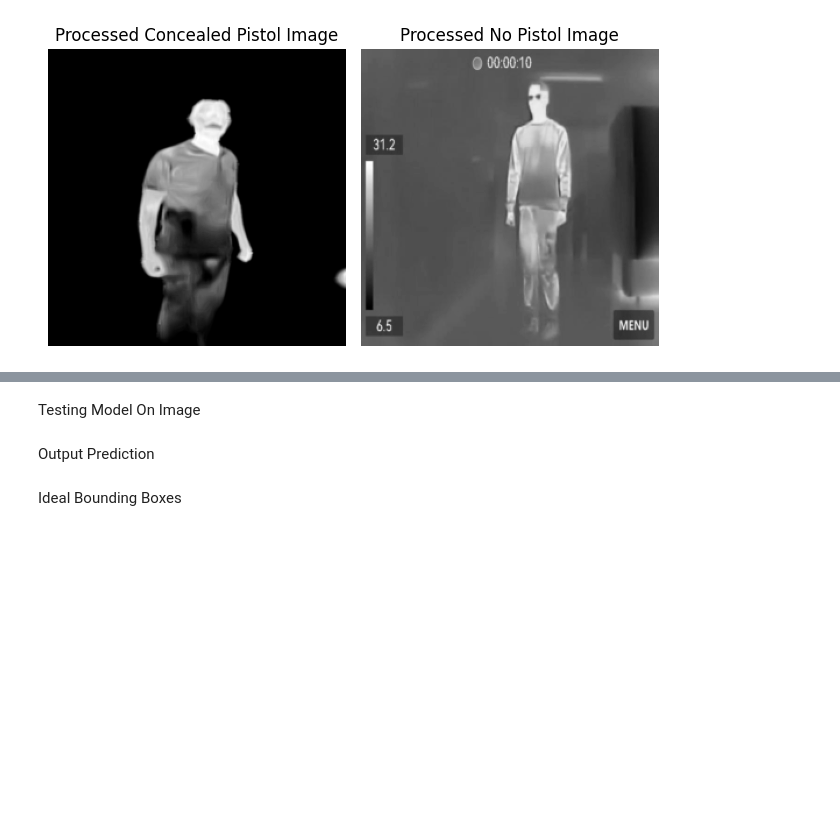
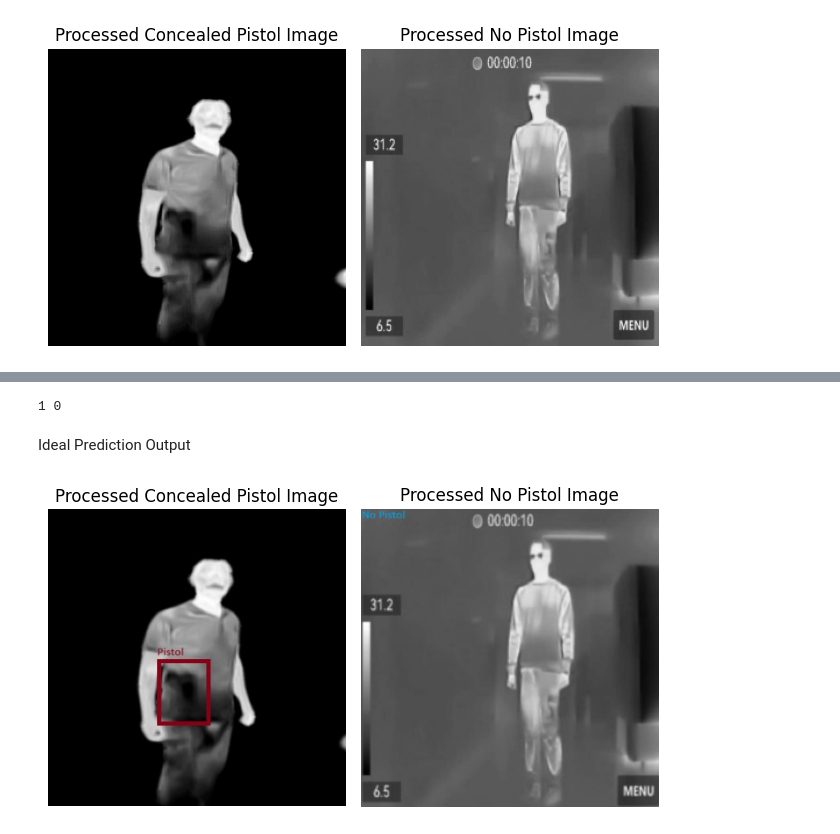
Before and after one commit to NikolaTunguz/Team-02-Capstone-Project, a Jupyter notebook: Models/demo/thermal_pistol_demo.ipynb, the cells around one changed output, grey strips where cells are left out. Saved outputs shown, nothing was run; the diff lists cells and outputs as text; code cells hidden in the pictures; blank space fills up the shorter version.

Commit message:
Updating thermal pistol demo

```diff
--- a/Models/demo/thermal_pistol_demo.ipynb
+++ b/Models/demo/thermal_pistol_demo.ipynb
@@ -89,6 +94,36 @@ Loading Model
-# %% [markdown]
-Testing Model On Image
-# %% [markdown]
-Output Prediction
-# %% [markdown]
-Ideal Bounding Boxes
+# %%
+model_interface = thermal_model_interface.ThermalInterface()
+
+prediction1 = model_interface.detect_pistol(pistol_path)
+prediction2 = model_interface.detect_pistol(no_pistol_path)
+
+print(prediction1, prediction2)
+# %% [output]
+1 0
+# %% [markdown]
+Ideal Prediction Output
+# %%
+
+bounded_pistol_demo_path = 'demo_images/bounded_pistol_demo.jpg'
+bounded_no_pistol_demo_path = 'demo_images/bounded_no_pistol_demo.jpg'
+
+bounded_pistol_demo = Image.open(bounded_pistol_demo_path)
+bounded_no_pistol_demo = Image.open(bounded_no_pistol_demo_path)
+
+#plot first
+plt.subplot(1, 2, 1)
+plt.imshow(bounded_pistol_demo)
+plt.title('Processed Concealed Pistol Image')
+plt.axis('off')
+
+#plot second
+plt.subplot(1, 2, 2)
+plt.imshow(bounded_no_pistol_demo)
+plt.title('Processed No Pistol Image')
+plt.axis('off')
+
+#showing plot
+plt.tight_layout()
+plt.show()
+# %% [output]
+[figure, added]
```
Also changed, not shown: parts of 2 cells of this notebook, 2 other files.
